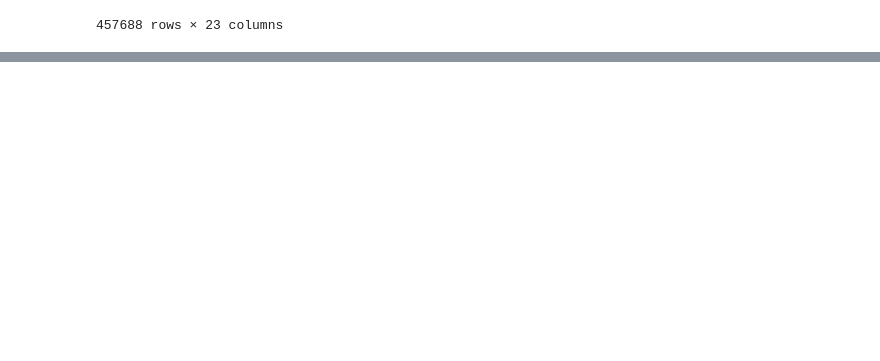
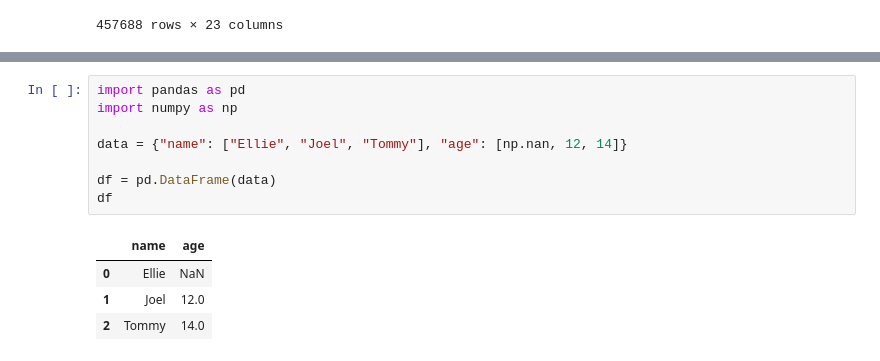
Before and after one commit to LandonZhang/modulesLearn, a Jupyter notebook: pandas/tutorial.ipynb, the cells around one changed output, grey strips where cells are left out. Saved outputs shown, nothing was run; the diff lists cells and outputs as text; blank space fills up the shorter version.

```diff
--- a/pandas/tutorial.ipynb
+++ b/pandas/tutorial.ipynb
@@ -208,0 +278,13 @@ dataset.select_dtypes("int")
+# %%
+import pandas as pd
+import numpy as np
+
+data = {"name": ["Ellie", "Joel", "Tommy"], "age": [np.nan, 12, 14]}
+
+df = pd.DataFrame(data)
+df
+# %% [output]
+|  | name | age |
+| 0 | Ellie | NaN |
+| 1 | Joel | 12.0 |
+| 2 | Tommy | 14.0 |
```
Also changed, not shown: parts of 17 cells of this notebook, 5 other files.
